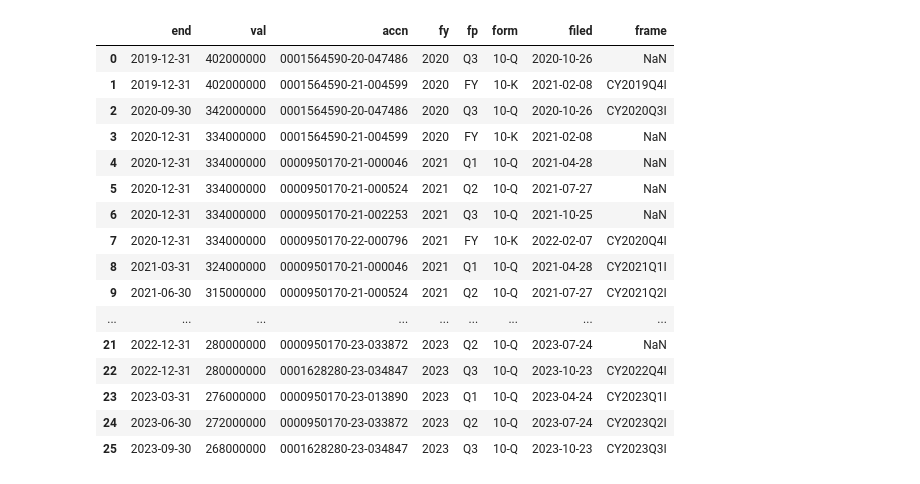
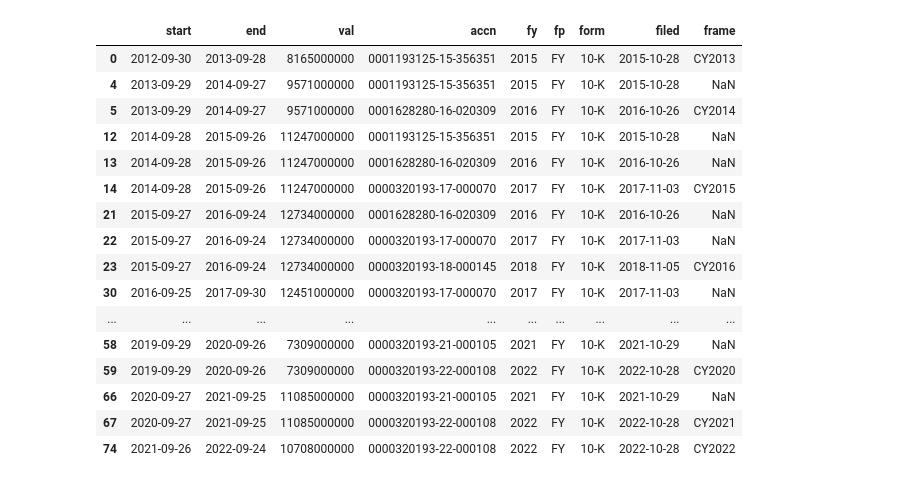
Before and after one commit to mw01github/Financial-Analysis, a Jupyter notebook: SEC_Scrape.ipynb, the cells around one changed output. Cells and saved outputs as stored; diff of their text form; code cells hidden in the pictures.

```diff
--- a/SEC_Scrape.ipynb
+++ b/SEC_Scrape.ipynb
@@ -2,7 +2,7 @@
 import requests
 import pandas as pd
 # %%
-ticker = 'TSLA'
+ticker = 'AAPL'
 headers = {'User-Agent': 'Mozilla/5.0'}
 
 tickersResponse = requests.get('https://www.sec.gov/files/company_tickers.json', headers=headers)
@@ -16,7 +16,7 @@ for col1 in factsResponse.json()['facts'].keys():
         concept = '/' + col1 + '/' + col2 + '.json'
         concepts.append(concept)
         if True:
-            print(concept)
-            print(factsResponse.json()['facts'][col1][col2]['label'])
-            print(factsResponse.json()['facts'][col1][col2]['description'])
+            print(str(len(concepts) - 1) + ': ' + concept)
+            #print(factsResponse.json()['facts'][col1][col2]['label'])
+            #print(factsResponse.json()['facts'][col1][col2]['description'])
 # %% [output]
@@ -40,23 +40,23 @@ The portion of net income or loss attributable to temporary equity interest.
 # %%
-conceptResponse = requests.get('https://data.sec.gov/api/xbrl/companyconcept/CIK' + cik + concepts[2], headers=headers)
+conceptResponse = requests.get('https://data.sec.gov/api/xbrl/companyconcept/CIK' + cik + concepts[361], headers=headers)
 df = pd.DataFrame.from_dict(conceptResponse.json()['units']['USD'])
-# %%
-df
-# %% [output]
-|  | end | val | accn | fy | fp | form | filed | frame |
-| 0 | 2019-12-31 | 402000000 | 0001564590-20-047486 | 2020 | Q3 | 10-Q | 2020-10-26 | NaN |
-| 1 | 2019-12-31 | 402000000 | 0001564590-21-004599 | 2020 | FY | 10-K | 2021-02-08 | CY2019Q4I |
-| 2 | 2020-09-30 | 342000000 | 0001564590-20-047486 | 2020 | Q3 | 10-Q | 2020-10-26 | CY2020Q3I |
-| 3 | 2020-12-31 | 334000000 | 0001564590-21-004599 | 2020 | FY | 10-K | 2021-02-08 | NaN |
-| 4 | 2020-12-31 | 334000000 | 0000950170-21-000046 | 2021 | Q1 | 10-Q | 2021-04-28 | NaN |
-| 5 | 2020-12-31 | 334000000 | 0000950170-21-000524 | 2021 | Q2 | 10-Q | 2021-07-27 | NaN |
-| 6 | 2020-12-31 | 334000000 | 0000950170-21-002253 | 2021 | Q3 | 10-Q | 2021-10-25 | NaN |
-| 7 | 2020-12-31 | 334000000 | 0000950170-22-000796 | 2021 | FY | 10-K | 2022-02-07 | CY2020Q4I |
-| 8 | 2021-03-31 | 324000000 | 0000950170-21-000046 | 2021 | Q1 | 10-Q | 2021-04-28 | CY2021Q1I |
-| 9 | 2021-06-30 | 315000000 | 0000950170-21-000524 | 2021 | Q2 | 10-Q | 2021-07-27 | CY2021Q2I |
-| ... | ... | ... | ... | ... | ... | ... | ... | ... |
-| 21 | 2022-12-31 | 280000000 | 0000950170-23-033872 | 2023 | Q2 | 10-Q | 2023-07-24 | NaN |
-| 22 | 2022-12-31 | 280000000 | 0001628280-23-034847 | 2023 | Q3 | 10-Q | 2023-10-23 | CY2022Q4I |
-| 23 | 2023-03-31 | 276000000 | 0000950170-23-013890 | 2023 | Q1 | 10-Q | 2023-04-24 | CY2023Q1I |
-| 24 | 2023-06-30 | 272000000 | 0000950170-23-033872 | 2023 | Q2 | 10-Q | 2023-07-24 | CY2023Q2I |
-| 25 | 2023-09-30 | 268000000 | 0001628280-23-034847 | 2023 | Q3 | 10-Q | 2023-10-23 | CY2023Q3I |
+# %%
+df[df['form'] == '10-K']
+# %% [output]
+|  | start | end | val | accn | fy | fp | form | filed | frame |
+| 0 | 2012-09-30 | 2013-09-28 | 8165000000 | 0001193125-15-356351 | 2015 | FY | 10-K | 2015-10-28 | CY2013 |
+| 4 | 2013-09-29 | 2014-09-27 | 9571000000 | 0001193125-15-356351 | 2015 | FY | 10-K | 2015-10-28 | NaN |
+| 5 | 2013-09-29 | 2014-09-27 | 9571000000 | 0001628280-16-020309 | 2016 | FY | 10-K | 2016-10-26 | CY2014 |
+| 12 | 2014-09-28 | 2015-09-26 | 11247000000 | 0001193125-15-356351 | 2015 | FY | 10-K | 2015-10-28 | NaN |
+| 13 | 2014-09-28 | 2015-09-26 | 11247000000 | 0001628280-16-020309 | 2016 | FY | 10-K | 2016-10-26 | NaN |
+| 14 | 2014-09-28 | 2015-09-26 | 11247000000 | 0000320193-17-000070 | 2017 | FY | 10-K | 2017-11-03 | CY2015 |
+| 21 | 2015-09-27 | 2016-09-24 | 12734000000 | 0001628280-16-020309 | 2016 | FY | 10-K | 2016-10-26 | NaN |
+| 22 | 2015-09-27 | 2016-09-24 | 12734000000 | 0000320193-17-000070 | 2017 | FY | 10-K | 2017-11-03 | NaN |
+| 23 | 2015-09-27 | 2016-09-24 | 12734000000 | 0000320193-18-000145 | 2018 | FY | 10-K | 2018-11-05 | CY2016 |
+| 30 | 2016-09-25 | 2017-09-30 | 12451000000 | 0000320193-17-000070 | 2017 | FY | 10-K | 2017-11-03 | NaN |
+| ... | ... | ... | ... | ... | ... | ... | ... | ... | ... |
+| 58 | 2019-09-29 | 2020-09-26 | 7309000000 | 0000320193-21-000105 | 2021 | FY | 10-K | 2021-10-29 | NaN |
+| 59 | 2019-09-29 | 2020-09-26 | 7309000000 | 0000320193-22-000108 | 2022 | FY | 10-K | 2022-10-28 | CY2020 |
+| 66 | 2020-09-27 | 2021-09-25 | 11085000000 | 0000320193-21-000105 | 2021 | FY | 10-K | 2021-10-29 | NaN |
+| 67 | 2020-09-27 | 2021-09-25 | 11085000000 | 0000320193-22-000108 | 2022 | FY | 10-K | 2022-10-28 | CY2021 |
+| 74 | 2021-09-26 | 2022-09-24 | 10708000000 | 0000320193-22-000108 | 2022 | FY | 10-K | 2022-10-28 | CY2022 |
```
Also changed, not shown: parts of 1 cell of this notebook.
